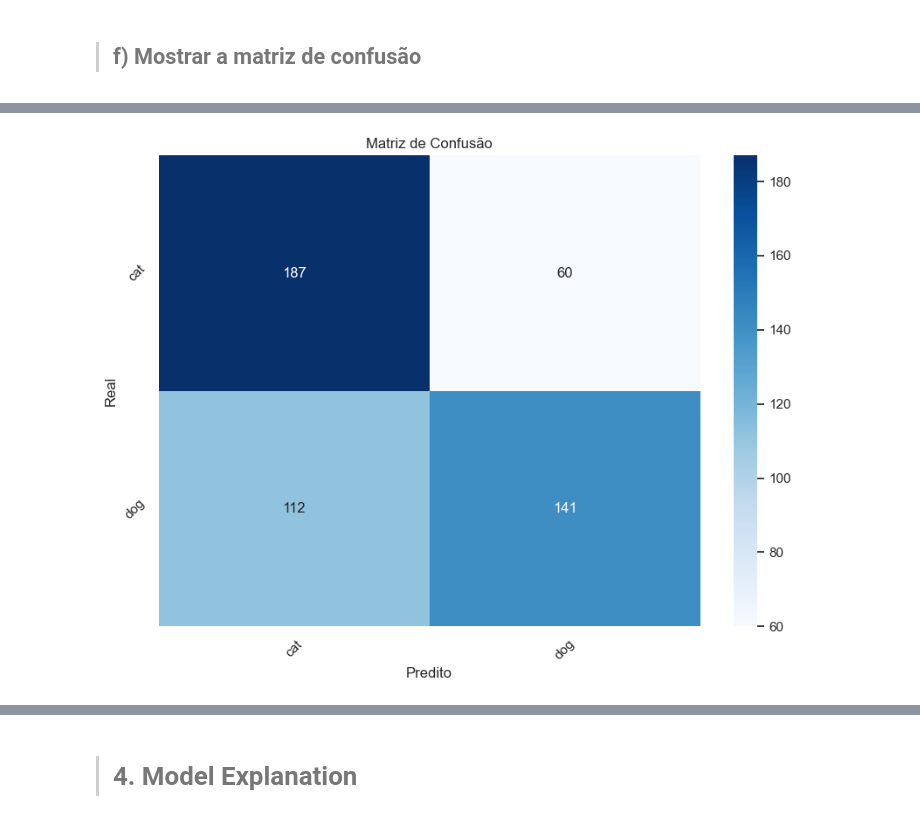
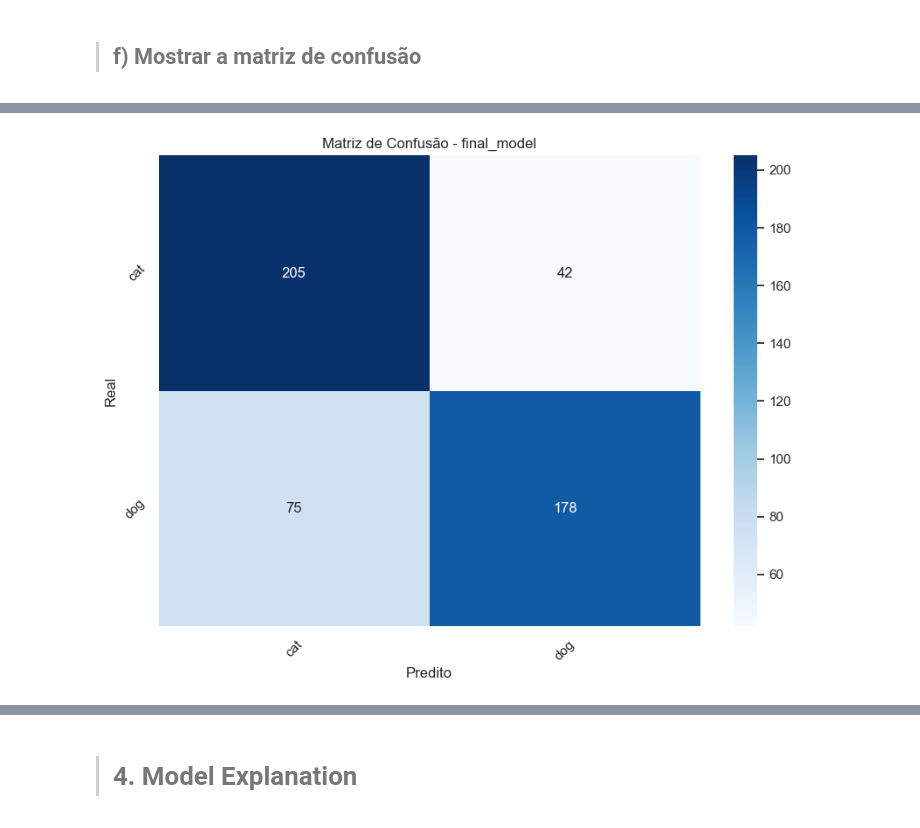
Before and after one commit to Kinpau/APVC_Projeto, a Jupyter notebook: APVC-Desafio2/notebooks/D2Parte2.ipynb, the cells around one changed output, grey strips where cells are left out. Drawn from its saved outputs; the diff is of its cells as text; code cells hidden in the pictures.

Commit message:
4 modelos testados e finalizados (parte 2)

```diff
--- a/APVC-Desafio2/notebooks/D2Parte2.ipynb
+++ b/APVC-Desafio2/notebooks/D2Parte2.ipynb
@@ -211,7 +251,40 @@ early_stopping = keras.callbacks.EarlyStopping(
+# %%
+ModelosEscolhidos = [baseline_model, conv2d_model, dropout_model, final_model]
+model = ModelosEscolhidos[3]
+
+ModelosEscolhidos = {
+    baseline_model: 'baseline_model',
+    conv2d_model: 'conv2d_model',
+    dropout_model: 'dropout_model',
+    final_model: 'final_model'
+}
 # %% [markdown]
 # <a class='anchor' id='3.2'></a>
 
 > ## **b) Compilar a rede**
+# %%
+# Callback para guardar os pesos do melhor modelo
+best_model_checkpoint = keras.callbacks.ModelCheckpoint(
+    filepath="tmp/baseline.weights.h5",  # Caminho onde os pesos do melhor modelo serão guardados
+    save_weights_only=True,  # Apenas os pesos do modelo são guardados (não a arquitetura completa)
+    monitor='val_loss',  # Monitoriza a perda (loss) no conjunto de validação
+    mode='min',  # O melhor modelo será aquele que tiver a menor val_loss
+    save_best_only=True  # Apenas guarda o modelo se for o melhor encontrado até ao momento
+)
+
+# Callback para interromper o treino cedo caso a perda não melhore
+early_stopping = keras.callbacks.EarlyStopping(
+    monitor='val_loss',  # Monitoriza a perda no conjunto de validação
+    patience=5  # Se a val_loss não melhorar durante 5 epochs consecutivas, o treino é interrompido
+)
+
+# Callback para reduzir a taxa de aprendizagem quando a perda estabiliza
+reduce_lr = keras.callbacks.ReduceLROnPlateau(
+    monitor='val_loss',  # Monitoriza a perda no conjunto de validação
+    factor=0.5,  # Reduz a taxa de aprendizagem para 50% do valor atual
+    patience=7,  # Aguarda 7 epochs sem melhoria antes de reduzir a taxa de aprendizagem
+    min_lr=1e-6  # Define um limite mínimo para a taxa de aprendizagem (não reduz mais do que isto)
+)
 # %%
 # Compilar o modelo
 model.compile(optimizer='adam', loss='binary_crossentropy', metrics=['accuracy', tf.keras.metrics.Precision(), tf.keras.metrics.Recall()])
@@ -223,6 +296,6 @@ model.compile(optimizer='adam', loss='binary_crossentropy', metrics=['accuracy',
 # Treinar o modelo (máx. 50 épocas, usando callbacks)
 history = model.fit(train, epochs=50,
                     validation_data=validation,
-                    callbacks=[best_model_checkpoint, early_stopping])
+                    callbacks=[best_model_checkpoint, early_stopping, reduce_lr])
 # %% [output]
 Epoch 1/50
@@ -345,7 +421,7 @@ plt.figure(figsize=(10, 7))
 sns.heatmap(cm, annot=True, fmt='d', cmap='Blues', xticklabels=labels, yticklabels=labels)
 plt.xlabel('Predito')
 plt.ylabel('Real')
-plt.title('Matriz de Confusão')
+plt.title(f'Matriz de Confusão - {ModelosEscolhidos[model]}')
 plt.xticks(rotation=45)
 plt.yticks(rotation=45)
 plt.show()
@@ -354,4 +430,4 @@ plt.show()
-[figure, old version]
+[figure, new version]
 # %%
 # Relatório de classificação
 print("Relatório de Classificação:")
```
Also changed, not shown: parts of 12 cells of this notebook, 1 other file.
